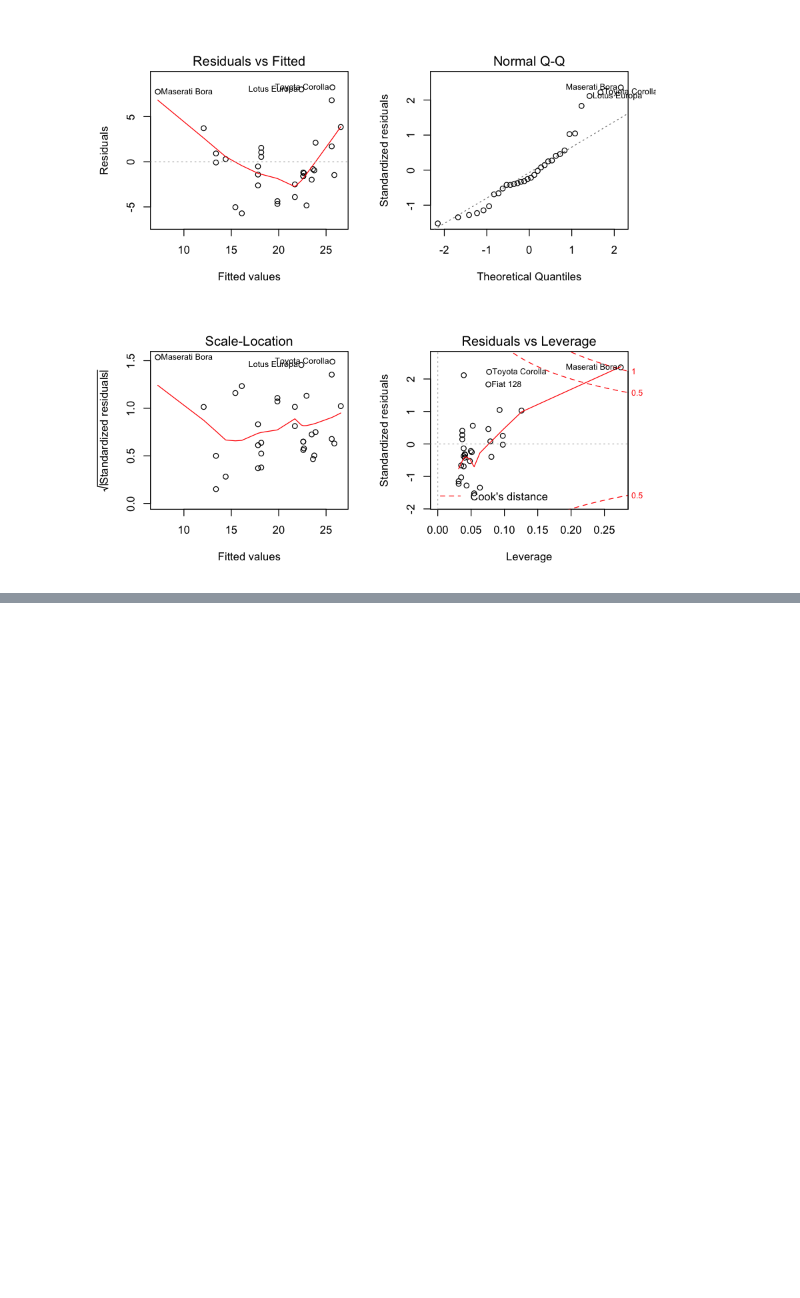
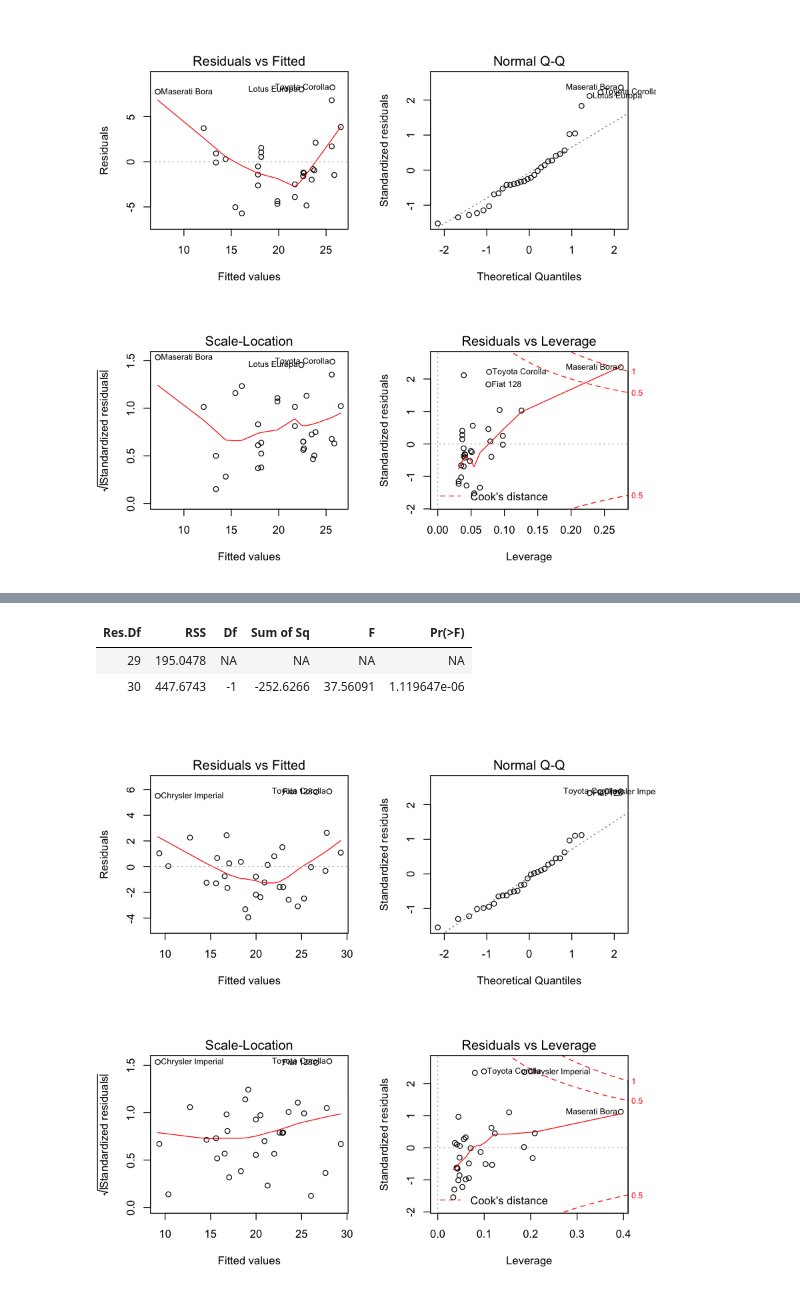
Before and after one commit to edkrueger/r-regression-labs, a Jupyter notebook: mtcars.ipynb, the cells around one changed output, grey strips where cells are left out. Drawn from its saved outputs; the diff is of its cells as text; code cells hidden in the pictures; blank space fills up the shorter version.

Commit message:
Add multivariate regression instructor.

```diff
--- a/mtcars.ipynb
+++ b/mtcars.ipynb
@@ -283,2 +287,3 @@ plot(lm_univariate)
 # %%
-anova(lm(mpg ~ hp + wt, data=mtcars), lm_univariate)
+# fit a linear model of horsepower and weight on mpg
+lm_multivariate = lm(mpg ~ hp + wt, data=mtcars)
@@ -288,0 +312,13 @@ anova(lm(mpg ~ hp + wt, data=mtcars), lm_univariate)
+# %%
+# do an F-test comparing the univariate model to the multivariate one
+anova(lm_multivariate, lm_univariate)
+# %% [output]
+| Res.Df | RSS | Df | Sum of Sq | F | Pr(>F) |
+| 29 | 195.0478 | NA | NA | NA | NA |
+| 30 | 447.6743 | -1 | -252.6266 | 37.56091 | 1.119647e-06 |
+# %%
+# show the diagnostic plots
+par(mfrow=c(2, 2))
+plot(lm_multivariate)
+# %% [output]
+[figure, added]
```
Also changed, not shown: parts of 22 cells of this notebook.
